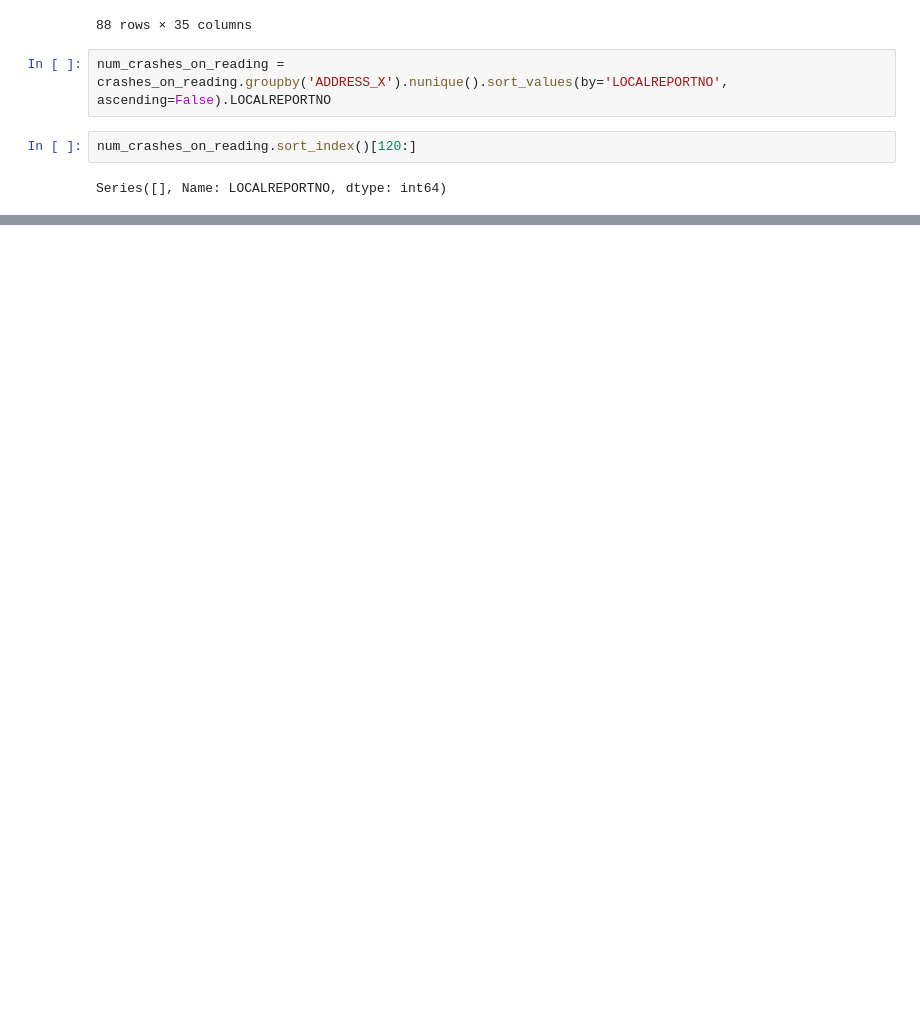
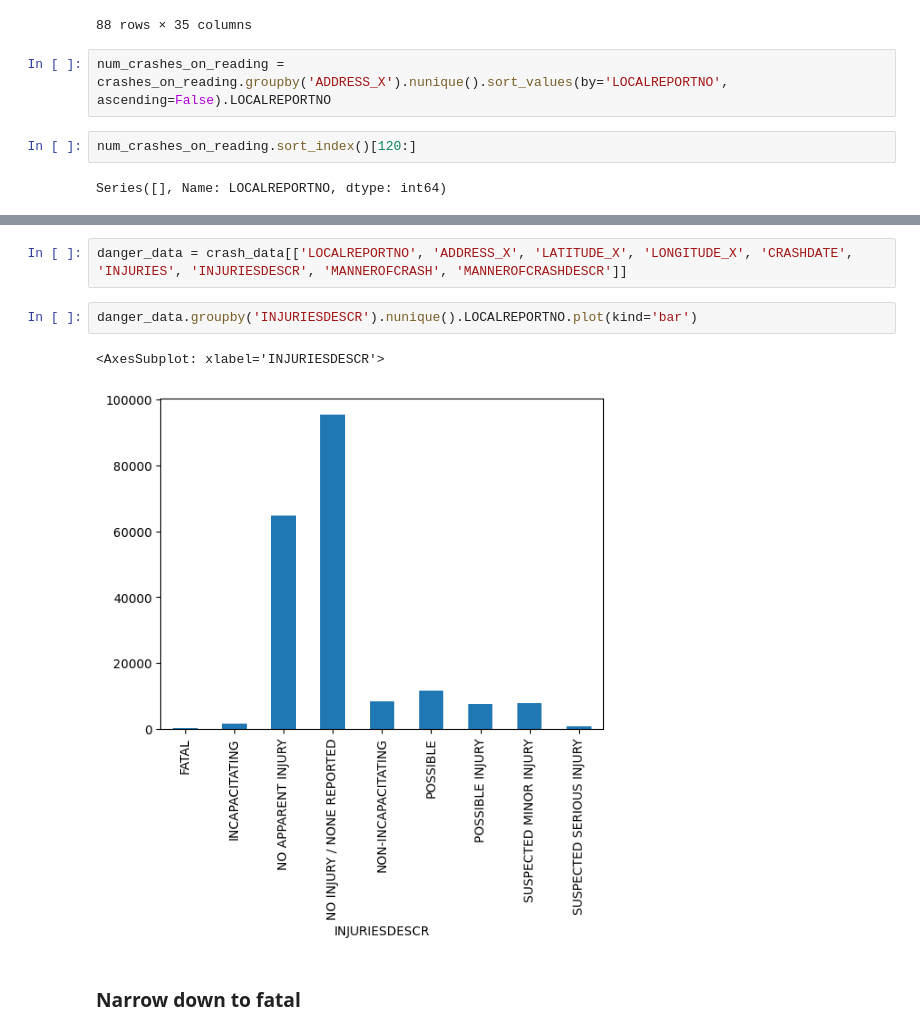
Before and after one commit to erntan/traffic_cincy, a Jupyter notebook: 01_crash_data.ipynb, the cells around one changed output, grey strips where cells are left out. Cells and saved outputs as stored; diff of their text form; blank space fills up the shorter version.

Commit message:
Looked at danger of all crashes.

```diff
--- a/01_crash_data.ipynb
+++ b/01_crash_data.ipynb
@@ -345,0 +365,9 @@ Series([], Name: LOCALREPORTNO, dtype: int64)
+# %%
+danger_data = crash_data[['LOCALREPORTNO', 'ADDRESS_X', 'LATITUDE_X', 'LONGITUDE_X', 'CRASHDATE', 'INJURIES', 'INJURIESDESCR', 'MANNEROFCRASH', 'MANNEROFCRASHDESCR']]
+# %%
+danger_data.groupby('INJURIESDESCR').nunique().LOCALREPORTNO.plot(kind='bar')
+# %% [output]
+<AxesSubplot: xlabel='INJURIESDESCR'>
+[figure, added]
+# %% [markdown]
+### Narrow down to fatal
```
Also changed, not shown: parts of 3 cells of this notebook.
